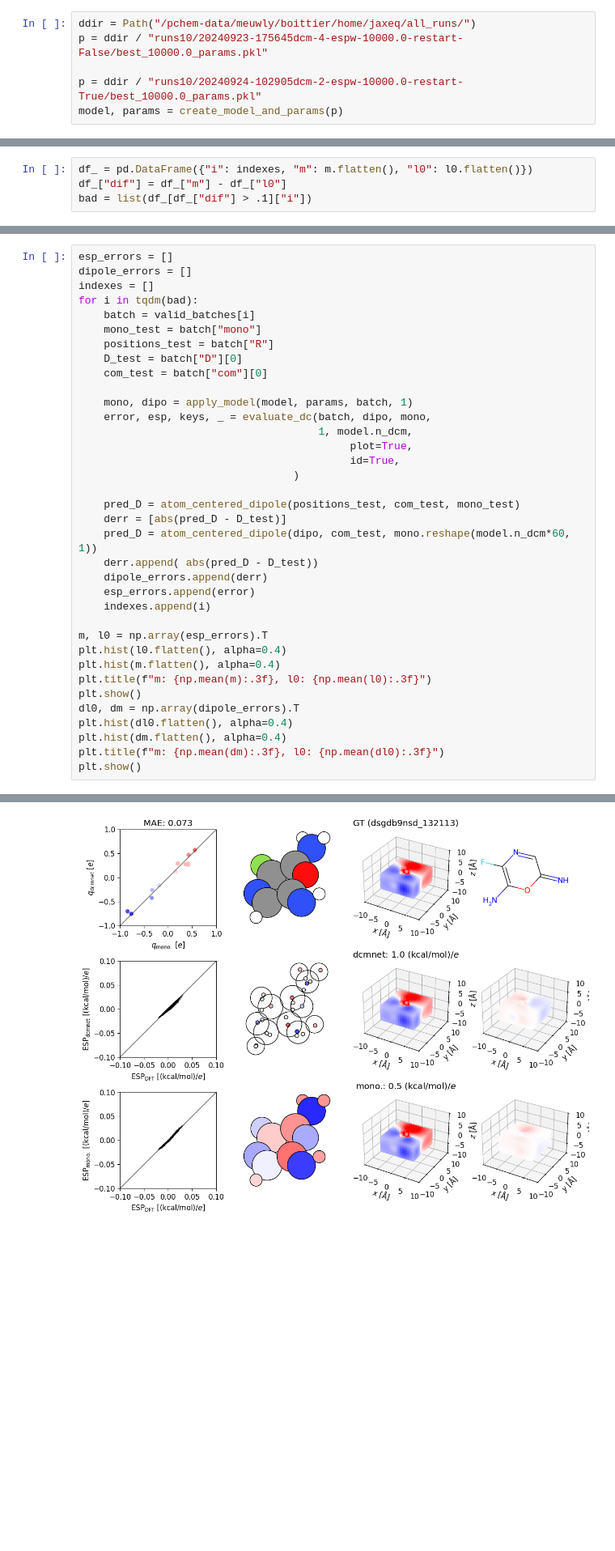
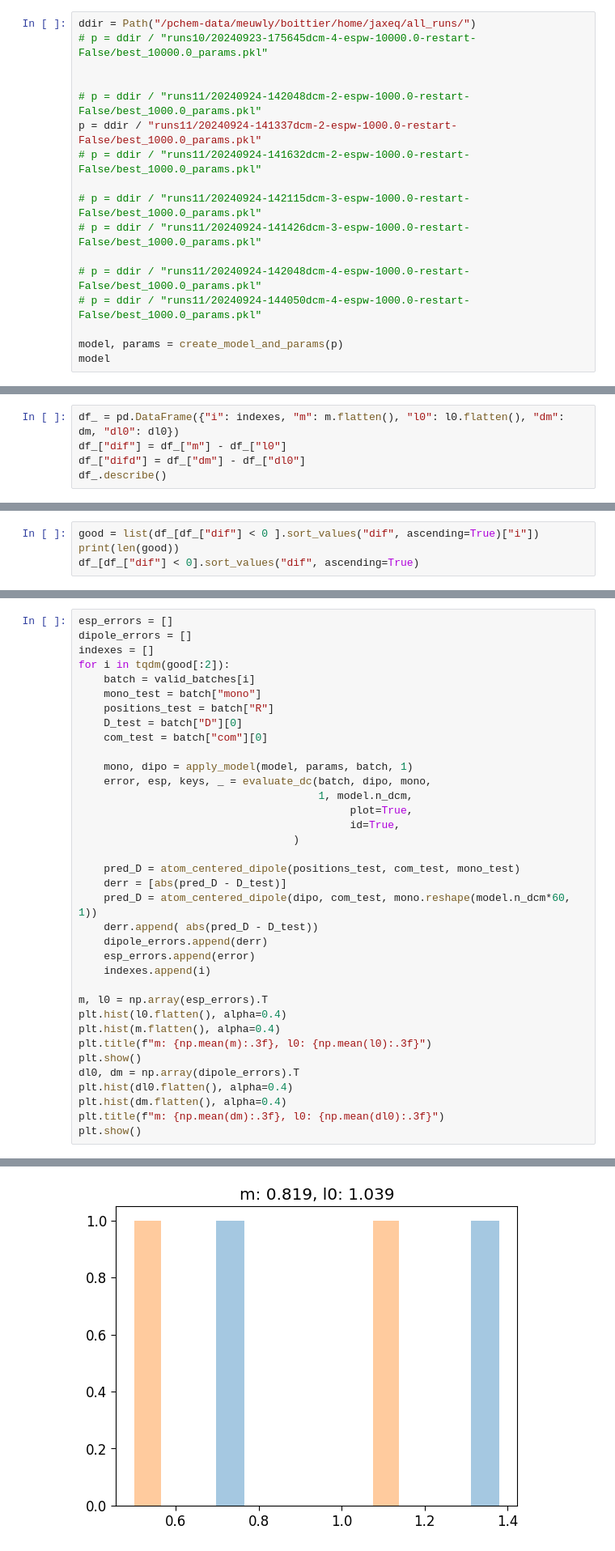
Before and after one commit to EricBoittier/dcmnet, a Jupyter notebook: notebooks/dipo_model_training_tests.ipynb, the cells around one changed output, grey strips where cells are left out. Shown at 81% size. Cells and saved outputs as stored; diff of their text form; blank space fills up the shorter version.

```diff
--- a/notebooks/dipo_model_training_tests.ipynb
+++ b/notebooks/dipo_model_training_tests.ipynb
@@ -92,8 +92,19 @@ N = 30
 random_ids = [random.randint(0, len(valid_batches)) for _ in range(N)]
 # %%
 ddir = Path("/pchem-data/meuwly/boittier/home/jaxeq/all_runs/")
-p = ddir / "runs10/20240923-175645dcm-4-espw-10000.0-restart-False/best_10000.0_params.pkl"
+# p = ddir / "runs10/20240923-175645dcm-4-espw-10000.0-restart-False/best_10000.0_params.pkl"
 
-p = ddir / "runs10/20240924-102905dcm-2-espw-10000.0-restart-True/best_10000.0_params.pkl"
+
+# p = ddir / "runs11/20240924-142048dcm-2-espw-1000.0-restart-False/best_1000.0_params.pkl"
+p = ddir / "runs11/20240924-141337dcm-2-espw-1000.0-restart-False/best_1000.0_params.pkl"
+# p = ddir / "runs11/20240924-141632dcm-2-espw-1000.0-restart-False/best_1000.0_params.pkl"
+
+# p = ddir / "runs11/20240924-142115dcm-3-espw-1000.0-restart-False/best_1000.0_params.pkl"
+# p = ddir / "runs11/20240924-141426dcm-3-espw-1000.0-restart-False/best_1000.0_params.pkl"
+
+# p = ddir / "runs11/20240924-142048dcm-4-espw-1000.0-restart-False/best_1000.0_params.pkl"
+# p = ddir / "runs11/20240924-144050dcm-4-espw-1000.0-restart-False/best_1000.0_params.pkl"
+
 model, params = create_model_and_params(p)
+model
 # %% [output]
@@ -139,0 +162,5 @@ plt.show()
+# %%
+df_ = pd.DataFrame({"i": indexes, "m": m.flatten(), "l0": l0.flatten(), "dm": dm, "dl0": dl0})
+df_["dif"] = df_["m"] - df_["l0"]
+df_["difd"] = df_["dm"] - df_["dl0"]
+df_.describe()
@@ -140,4 +177,4 @@ plt.show()
 # %%
-df_ = pd.DataFrame({"i": indexes, "m": m.flatten(), "l0": l0.flatten()})
-df_["dif"] = df_["m"] - df_["l0"]
-bad = list(df_[df_["dif"] > .1]["i"])
+good = list(df_[df_["dif"] < 0 ].sort_values("dif", ascending=True)["i"])
+print(len(good))
+df_[df_["dif"] < 0].sort_values("dif", ascending=True)
@@ -145,7 +190,7 @@ bad = list(df_[df_["dif"] > .1]["i"])
 esp_errors = []
 dipole_errors = []
 indexes = []
-for i in tqdm(bad):
+for i in tqdm(good[:2]):
     batch = valid_batches[i]
     mono_test = batch["mono"]
     positions_test = batch["R"]
@@ -183 +228 @@ plt.show()
-[figure, old version]
+[figure, new version]
```
Also changed, not shown: parts of 7 cells of this notebook, 33 other files.
